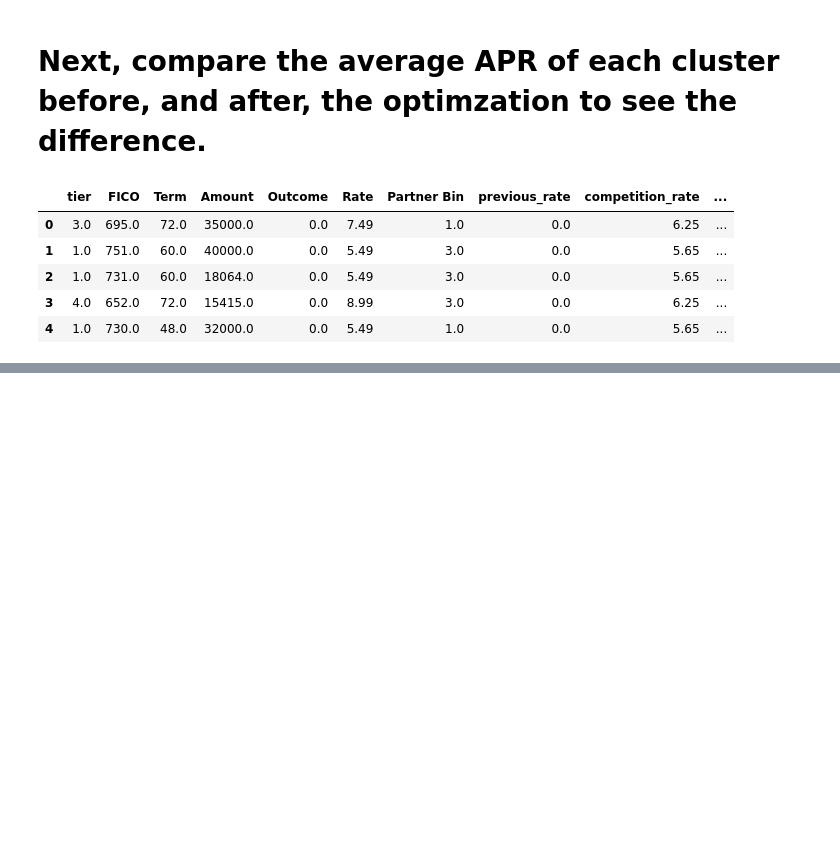
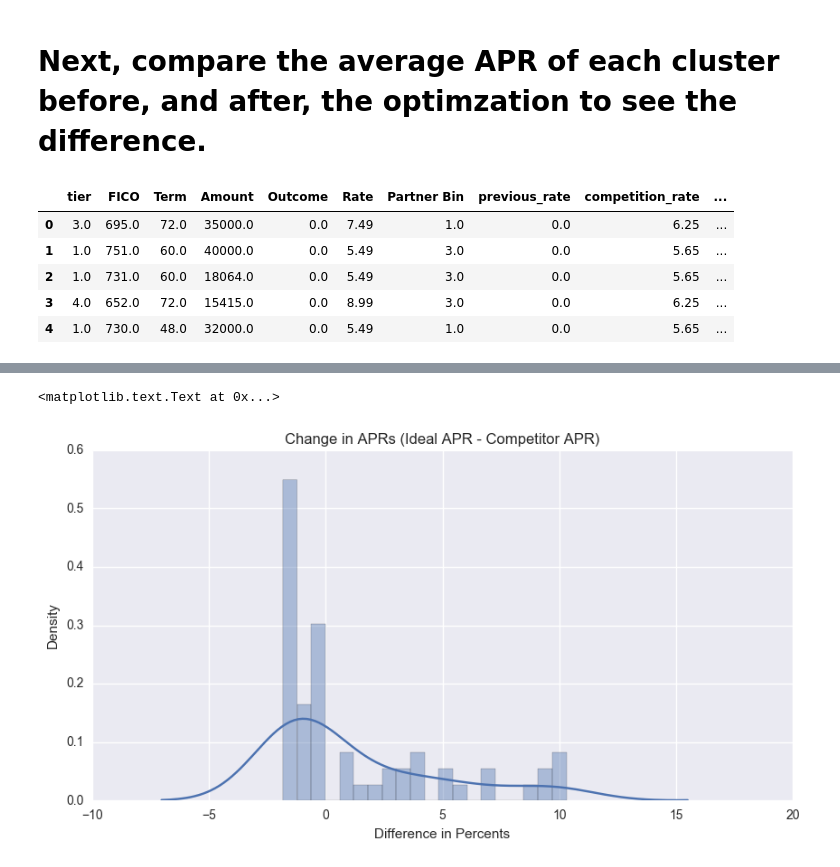
Before and after one commit to jonhilgart22/Galvanize-Data-Leadership, a Jupyter notebook: week6-Finance/Finance-Presentation-Team-8-JH.ipynb, the cells around one changed output, grey strips where cells are left out. Saved outputs shown, nothing was run; the diff lists cells and outputs as text; code cells hidden in the pictures; blank space fills up the shorter version.

```diff
--- a/week6-Finance/Finance-Presentation-Team-8-JH.ipynb
+++ b/week6-Finance/Finance-Presentation-Team-8-JH.ipynb
@@ -547,0 +548,14 @@ plt.xlabel("Percent Difference")
+# %%
+def avg_cluster_competitor_apr(dataframe_in,cluster_list):
+    """Get avg. apr per cluster for the competitor rate"""
+    avg_apr_per_cluster = defaultdict(int)
+    for cluster in cluster_list:
+
+        df_cluster = dataframe_in[dataframe_in.cluster_number==cluster]
+        avg_apr_per_cluster[cluster]=np.mean(df_cluster.competition_rate)
+
+    return avg_apr_per_cluster
+# %%
+avg_apr_per_cluster_competitor_original = avg_cluster_competitor_apr(df_data_clusters_dummy_no_date,list_of_centroids)
+# %%
+difference_in_rates_new_minus_original_COMPETITOR = np.array(list(max_apr.values())) - np.array(list(avg_apr_per_cluster_competitor_original .values()))
@@ -547,0 +595,10 @@ plt.xlabel("Percent Difference")
+# %%
+plt.figure(figsize=(10,5))
+#sns.barplot(x=list_of_centroids,y=difference_in_rates_new_minus_original )
+sns.distplot(difference_in_rates_new_minus_original_COMPETITOR,bins=20)
+plt.ylabel('Density')
+plt.title('Change in APRs (Ideal APR - Competitor APR)')
+plt.xlabel("Difference in Percents")
+# %% [output]
+<matplotlib.text.Text at 0x...>
+[figure, added]
```
Also changed, not shown: parts of 4 cells of this notebook.
